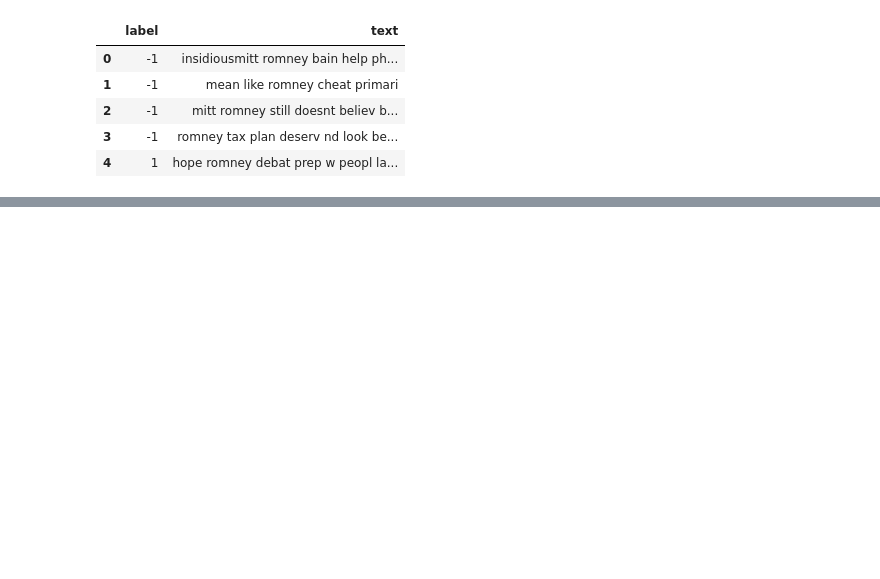
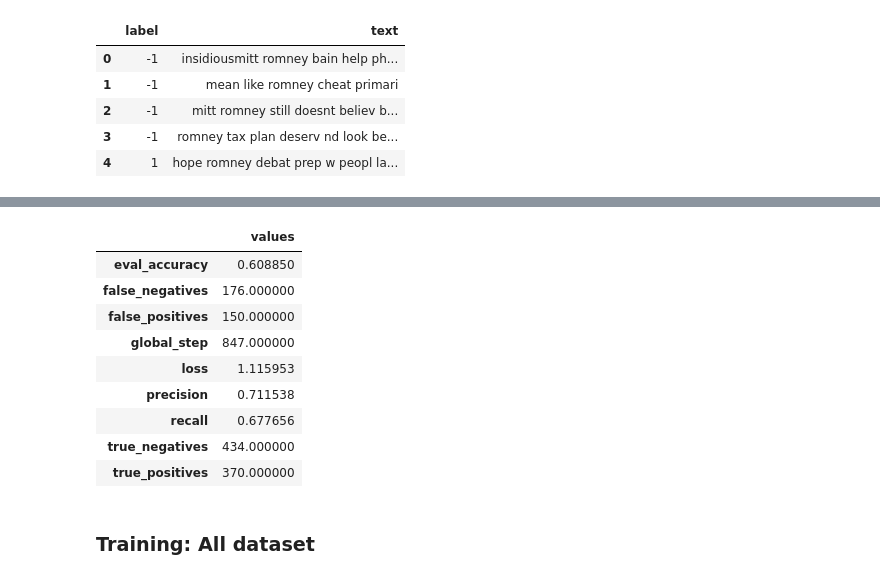
Before and after one commit to chiehhsi/Tweets_Sentiment_Analysis, a Jupyter notebook: BERT.ipynb, the cells around one changed output, grey strips where cells are left out. Drawn from its saved outputs; the diff is of its cells as text; code cells hidden in the pictures; blank space fills up the shorter version.

```diff
--- a/BERT.ipynb
+++ b/BERT.ipynb
@@ -189,12 +193,13 @@ def model_fn_builder(bert_model_hub, num_labels, learning_rate, num_train_steps,
   # Return the actual model function in the closure
   return model_fn
 
-def estimator_builder(bert_model_hub, OUTPUT_DIR, SAVE_SUMMARY_STEPS, SAVE_CHECKPOINTS_STEPS, label_list, LEARNING_RATE, num_train_steps, num_warmup_steps, BATCH_SIZE):
+def estimator_builder(bert_model_hub, OUTPUT_DIR, SAVE_SUMMARY_STEPS, SAVE_CHECKPOINTS_STEPS, label_list, LEARNING_RATE, num_train_steps, num_warmup_steps, LOG_STEP_COUNT_STEPS, BATCH_SIZE):
 
     # Specify outpit directory and number of checkpoint steps to save
     run_config = tf.estimator.RunConfig(
         model_dir=OUTPUT_DIR,
         save_summary_steps=SAVE_SUMMARY_STEPS,
+        log_step_count_steps=LOG_STEP_COUNT_STEPS,
         save_checkpoints_steps=SAVE_CHECKPOINTS_STEPS)
 
     model_fn = model_fn_builder(
@@ -384,0 +360,4 @@ pretty_print(result)
+# %%
+OUTPUT_DIR = 'output_rom'
+train_rom, test_rom = train_test_split(df_rom, test_size=0.2, random_state=42)
+result_rom, estimator_rom, test_input_fn_rom, label_list_rom = run_on_dfs(train_rom, test_rom, **myparam)
@@ -384,0 +378,15 @@ pretty_print(result)
+# %%
+pretty_print(result_rom)
+# %% [output]
+|  | values |
+| eval_accuracy | 0.608850 |
+| false_negatives | 176.000000 |
+| false_positives | 150.000000 |
+| global_step | 847.000000 |
+| loss | 1.115953 |
+| precision | 0.711538 |
+| recall | 0.677656 |
+| true_negatives | 434.000000 |
+| true_positives | 370.000000 |
+# %% [markdown]
+### Training: All dataset
```
Also changed, not shown: parts of 53 cells of this notebook.
